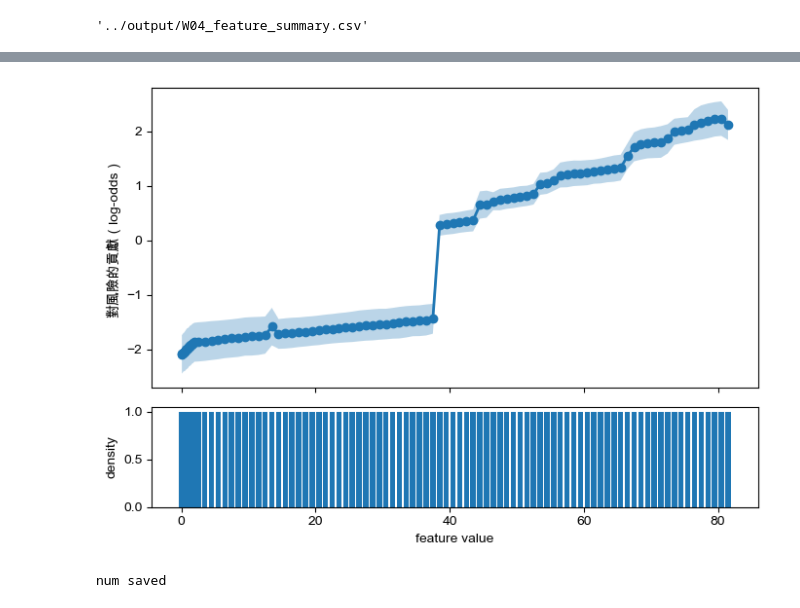
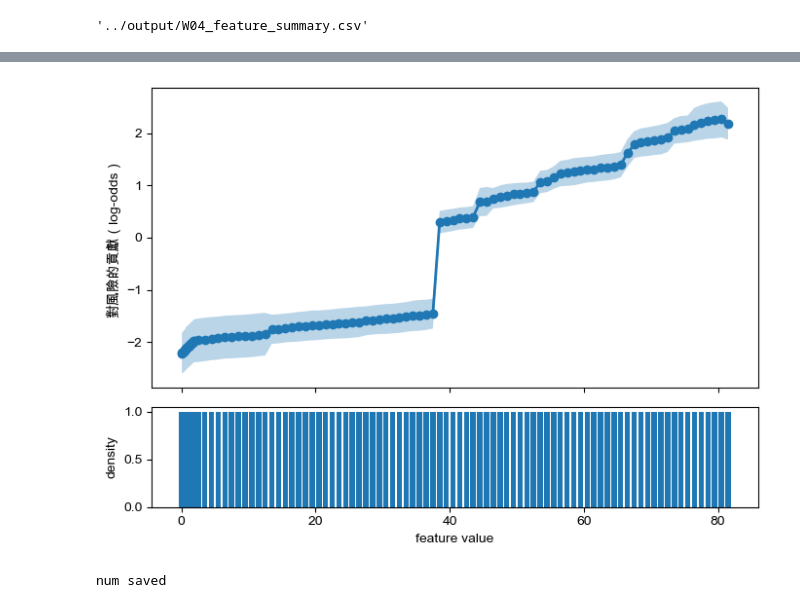
Before and after one commit to TY-1211/InterpretDash_1258028, a Jupyter notebook: notebooks/W04_05_paper_design.ipynb, the cells around one changed output, grey strips where cells are left out. Drawn from its saved outputs; the diff is of its cells as text; code cells hidden in the pictures.

```diff
--- a/notebooks/W04_05_paper_design.ipynb
+++ b/notebooks/W04_05_paper_design.ipynb
@@ -126,0 +83,26 @@ if lower is not None and upper is not None:
+# %%
+import numpy as np
+
+data0 = ebm_global.data(0)
+upper = data0['upper_bounds']    # (104,)
+lower = data0['lower_bounds']    # (104,)
+density = data0['density']
+
+empirical_half_width = (upper - lower) / 2
+
+# bagged_scores_[0] shape: (14 bags, 106 bins)，去頭尾對齊 104 bins
+bagged_array = np.array(ebm.bagged_scores_[0])[:, 1:-1]  # (14, 104)
+std_per_bin = bagged_array.std(axis=0)                    # (104,)
+
+# interpret 實際用 1.0σ，不是 1.96σ
+gaussian_half_width = 1.0 * std_per_bin
+
+diff_pct_per_bin = (
+    np.abs(empirical_half_width - gaussian_half_width)
+    / (empirical_half_width + 1e-8) * 100
+)
+
+print(f"平均差異百分比：{diff_pct_per_bin.mean():.2f}%")
+print(f"最大差異百分比：{diff_pct_per_bin.max():.2f}%")
+print(f"\nempirical half-width (前5)：{empirical_half_width[:5].round(4)}")
+print(f"1.0σ half-width   (前5)：{gaussian_half_width[:5].round(4)}")
@@ -474,22 +549,17 @@ def plot_interaction_safe(ebm, term_idx):
 # %%
 import os
 import matplotlib.pyplot as plt
 plt.rcParams["font.family"] = ["Arial Unicode MS"]
 
-#numerical
-fig_num, _ = plot_numerical_shape(ebm, term_idx=0)
+os.makedirs("docs/figures", exist_ok=True)
+
+fig_num, _ = plot_numerical_shape(ebm, term_idx=1)
 plt.show()
-
-fig_num.savefig(
-    "docs/figures/shape_compare_num.png",
-    dpi=300,
-    bbox_inches="tight"
-)
-
+fig_num.savefig("docs/figures/shape_compare_num.png", dpi=300, bbox_inches="tight")
 plt.close(fig_num)
 print("num saved")
 # %% [output]
-[figure, old version]
+[figure, new version]
 num saved
 # %%
 #caategorical
```
Also changed, not shown: parts of 25 cells of this notebook, 4 other files.
